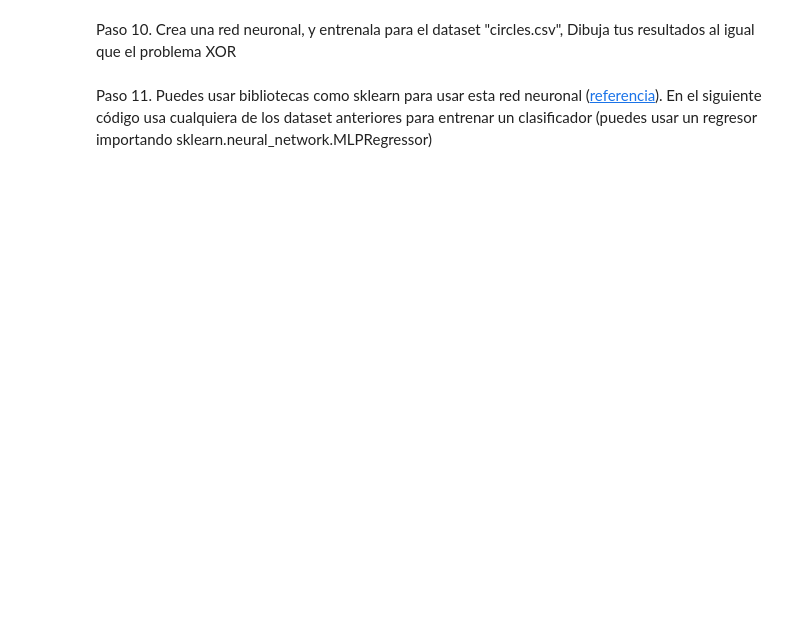
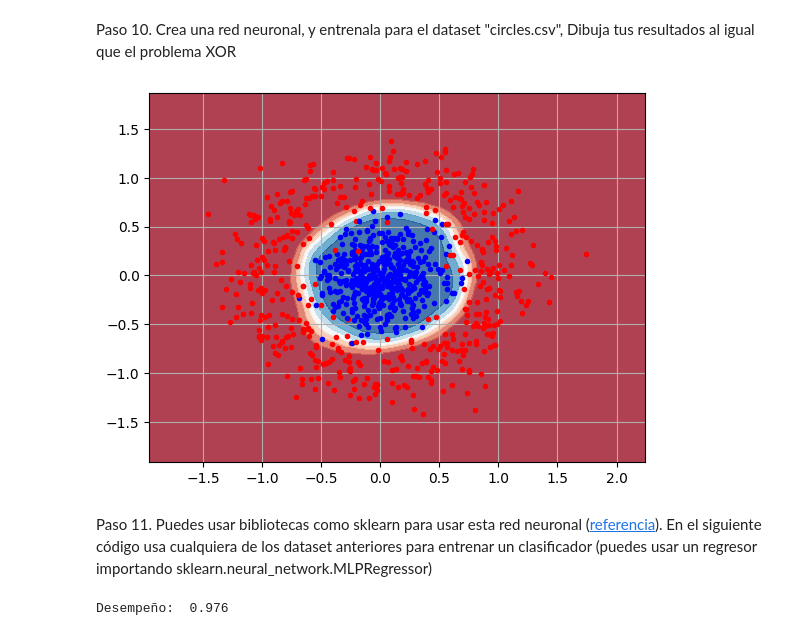
Before and after one commit to santana-robledo/Posgrado_Robotica_e_Inteligencia_Artificial, a Jupyter notebook: Sistemas Inteligentes II/L04_Red_Neuronal_Densa.ipynb, the cells around one changed output. Drawn from its saved outputs; the diff is of its cells as text; code cells hidden in the pictures; blank space fills up the shorter version.

```diff
--- a/Sistemas Inteligentes II/L04_Red_Neuronal_Densa.ipynb
+++ b/Sistemas Inteligentes II/L04_Red_Neuronal_Densa.ipynb
@@ -164,13 +186,27 @@ Paso 9. Crea una red neuronal, y entrenala para el dataset "moons.csv", Dibuja t
 # %% [markdown]
 Paso 10. Crea una red neuronal, y entrenala para el dataset "circles.csv", Dibuja tus resultados al igual que el problema XOR
+# %%
+df=pd.read_csv('circles.csv')
+X = df[["x1","x2"]].values.T
+Y = df[["y"]].values.T
+
+red3 = MLP((2,500,1), learning_rate=0.2)#Entrada, capa oculta, salida
+red3.fit(X, Y)
+#print(red1.predict(X))
+MLP_binary_classification_2d(X,Y,red3)
+# %% [output]
+[figure, added]
 # %% [markdown]
 Paso 11. Puedes usar bibliotecas como sklearn para usar esta red neuronal ([referencia](https://scikit-learn.org/stable/modules/generated/sklearn.neural_network.MLPClassifier.html)). En el siguiente código usa cualquiera de los dataset anteriores para entrenar un clasificador (puedes usar un regresor importando sklearn.neural_network.MLPRegressor)
 # %%
 from sklearn.neural_network import MLPClassifier
 
-# Lee aqui uno de los archivos csv anteriores y selecciona las variables
-
+df=pd.read_csv('circles.csv')
+X = df[["x1","x2"]].values
+Y = df[["y"]].values
 
 model = MLPClassifier(hidden_layer_sizes=(100,), max_iter=1000)
-model.fit(x, y)
-print('Desempeño: ', model.score(x, y))
+model.fit(X, Y)
+print('Desempeño: ', model.score(X, Y))
+# %% [output]
+Desempeño:  0.976
```
Also changed, not shown: parts of 4 cells of this notebook.
